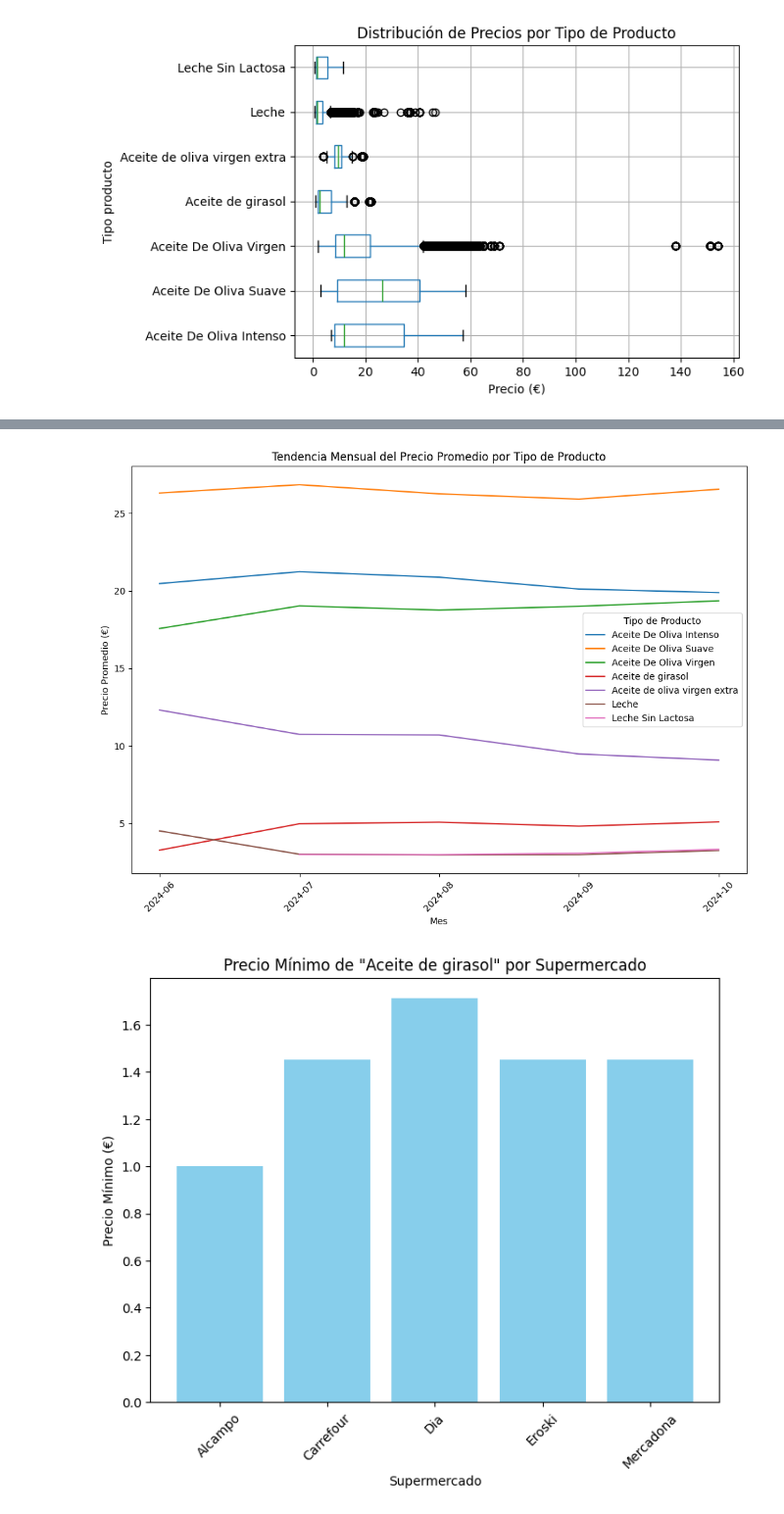
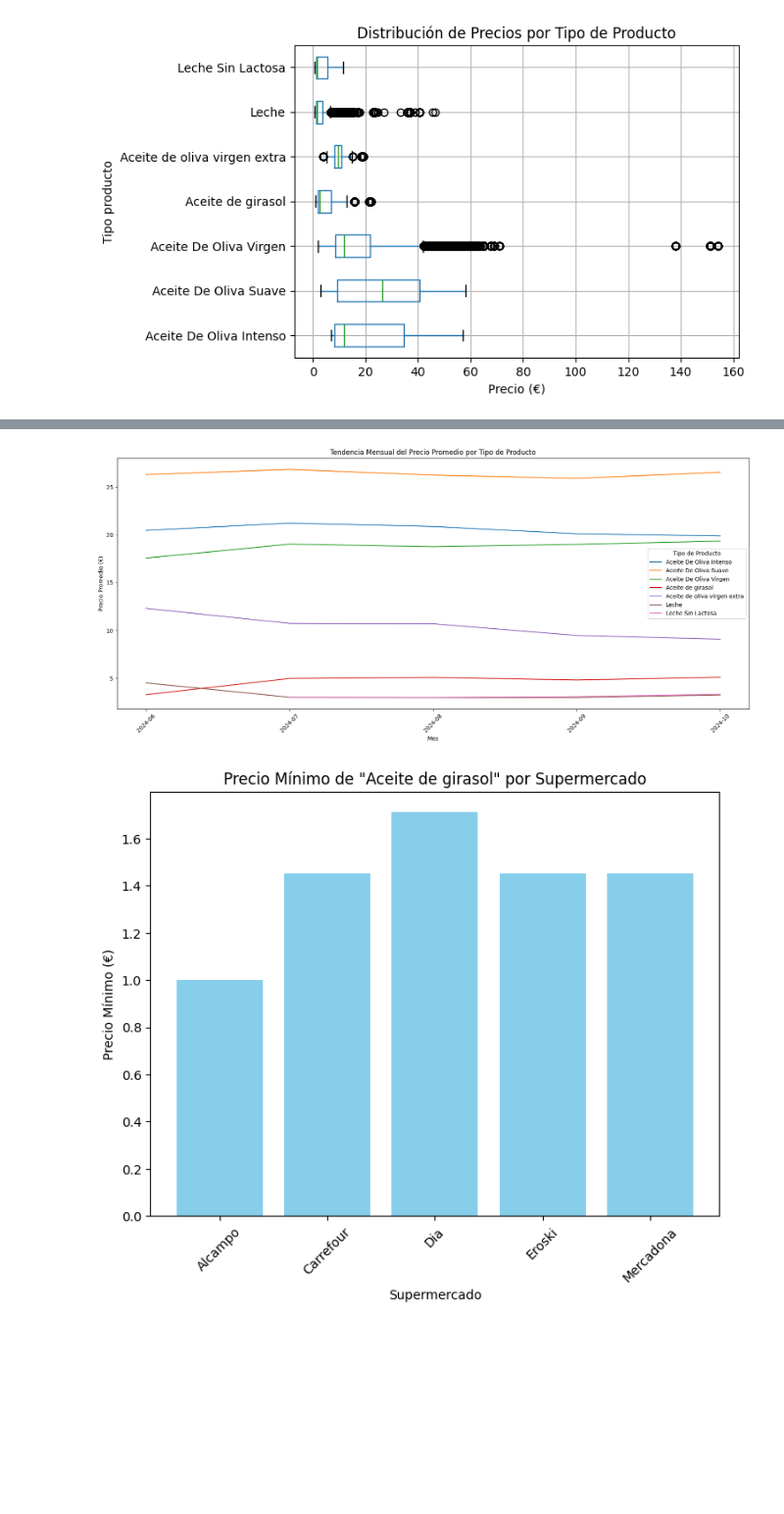
Before and after one commit to SrAlcast/Proyecto4-AnalisisFacua, a Jupyter notebook: results/Visualizacióntablas.ipynb, the cells around one changed output, grey strips where cells are left out. Shown at 98% size. Cells and saved outputs as stored; diff of their text form; code cells hidden in the pictures; blank space fills up the shorter version.

```diff
--- a/results/Visualizacióntablas.ipynb
+++ b/results/Visualizacióntablas.ipynb
@@ -77,23 +76,23 @@ plt.show()
 # %%
 # 5. Tendencia Mensual del Precio Promedio por Tipo de Producto
 # Agregar una columna de mes y calcular el promedio de precios por mes y tipo de producto
 data['Mes'] = data['Día'].dt.to_period('M')
 promedio_mensual_tipo = data.groupby(['Mes', 'Tipo producto'])['Precio (€)'].mean().reset_index()
 
 # Crear un gráfico de líneas para cada tipo de producto
-plt.figure(figsize=(12, 8))
+plt.figure(figsize=(20, 8))
 for tipo in promedio_mensual_tipo['Tipo producto'].unique():
     datos_tipo = promedio_mensual_tipo[promedio_mensual_tipo['Tipo producto'] == tipo]
     plt.plot(datos_tipo['Mes'].astype(str), datos_tipo['Precio (€)'], label=tipo)
 
 plt.xlabel('Mes')
 plt.ylabel('Precio Promedio (€)')
 plt.title('Tendencia Mensual del Precio Promedio por Tipo de Producto')
 plt.xticks(rotation=45)
 plt.legend(title='Tipo de Producto')
 plt.show()
 # %% [output]
-[figure, old version]
+[figure, new version]
 # %%
 # 6. Precios minimos por supermercado
 precio_minimo_tipo_supermercado = data.groupby(['Tipo producto', 'Supermercado'])['Precio (€)'].min().reset_index()
```
Also changed, not shown: parts of 3 cells of this notebook, 2 other files.
